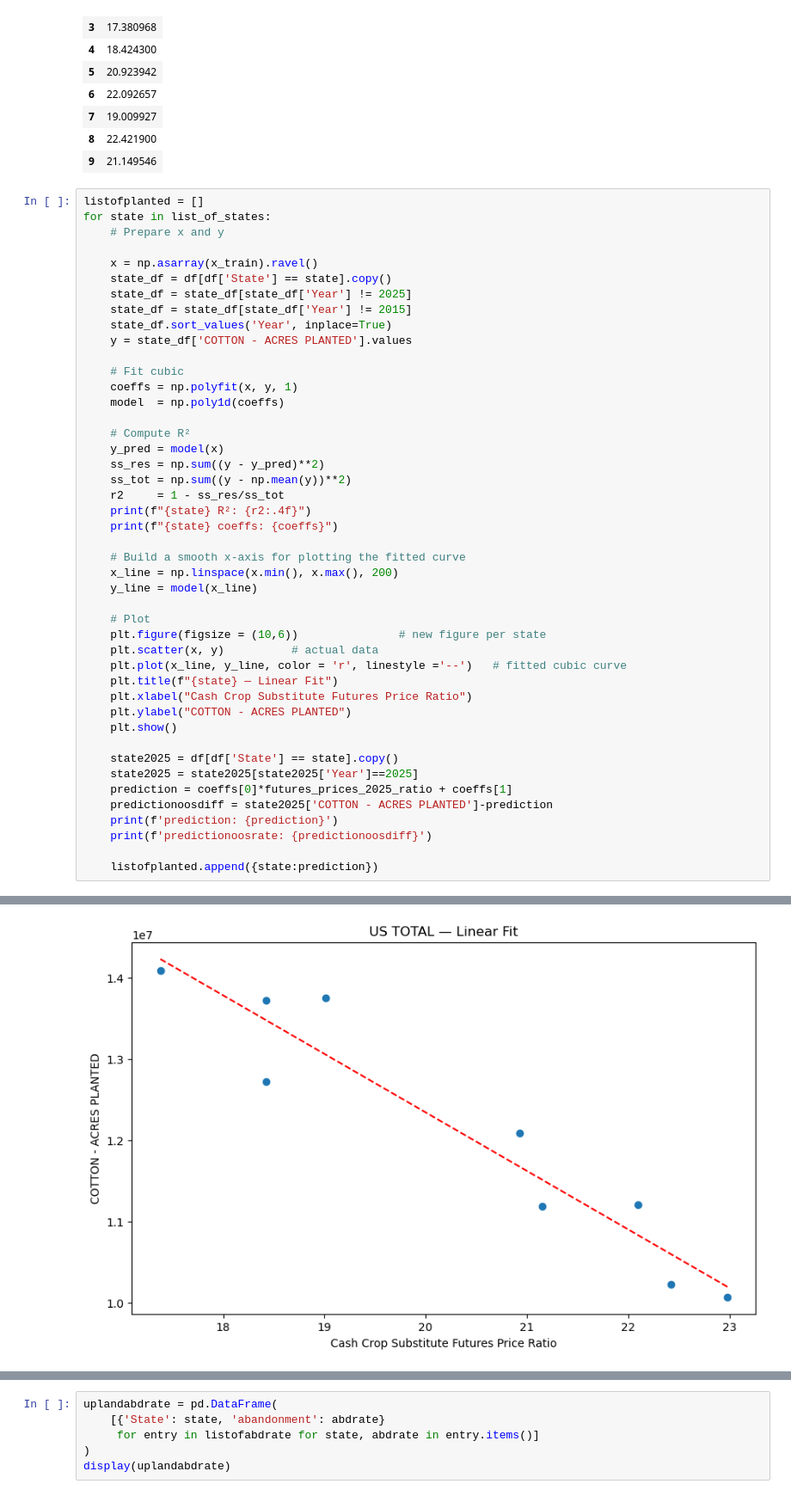
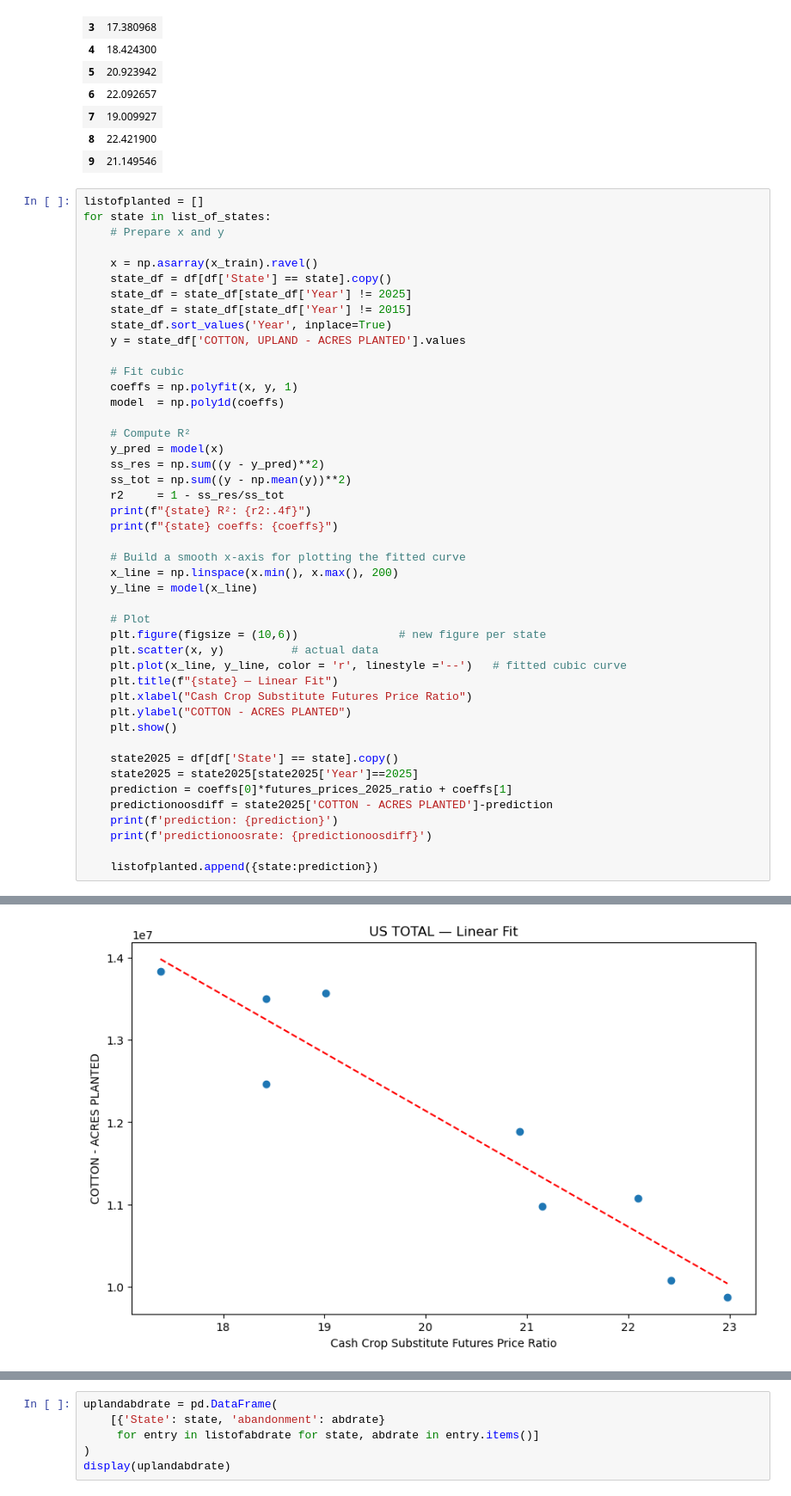
Before and after one commit to leolu12321/pjldc, a Jupyter notebook: upland.ipynb, the cells around one changed output, grey strips where cells are left out. Shown at 86% size. Drawn from its saved outputs; the diff is of its cells as text.

Commit message:
update v1.1 new plots

```diff
--- a/upland.ipynb
+++ b/upland.ipynb
@@ -247,7 +247,7 @@ for state in list_of_states:
     state_df = state_df[state_df['Year'] != 2025]
     state_df = state_df[state_df['Year'] != 2015]
     state_df.sort_values('Year', inplace=True)
-    y = state_df['COTTON - ACRES PLANTED'].values
+    y = state_df['COTTON, UPLAND - ACRES PLANTED'].values
 
     # Fit cubic
     coeffs = np.polyfit(x, y, 1)
@@ -312 +312 @@ US TOTAL coeffs: [ -719546.34885377 26731848.81159195]
-[figure, old version]
+[figure, new version]
```
Also changed, not shown: parts of 6 cells of this notebook.
